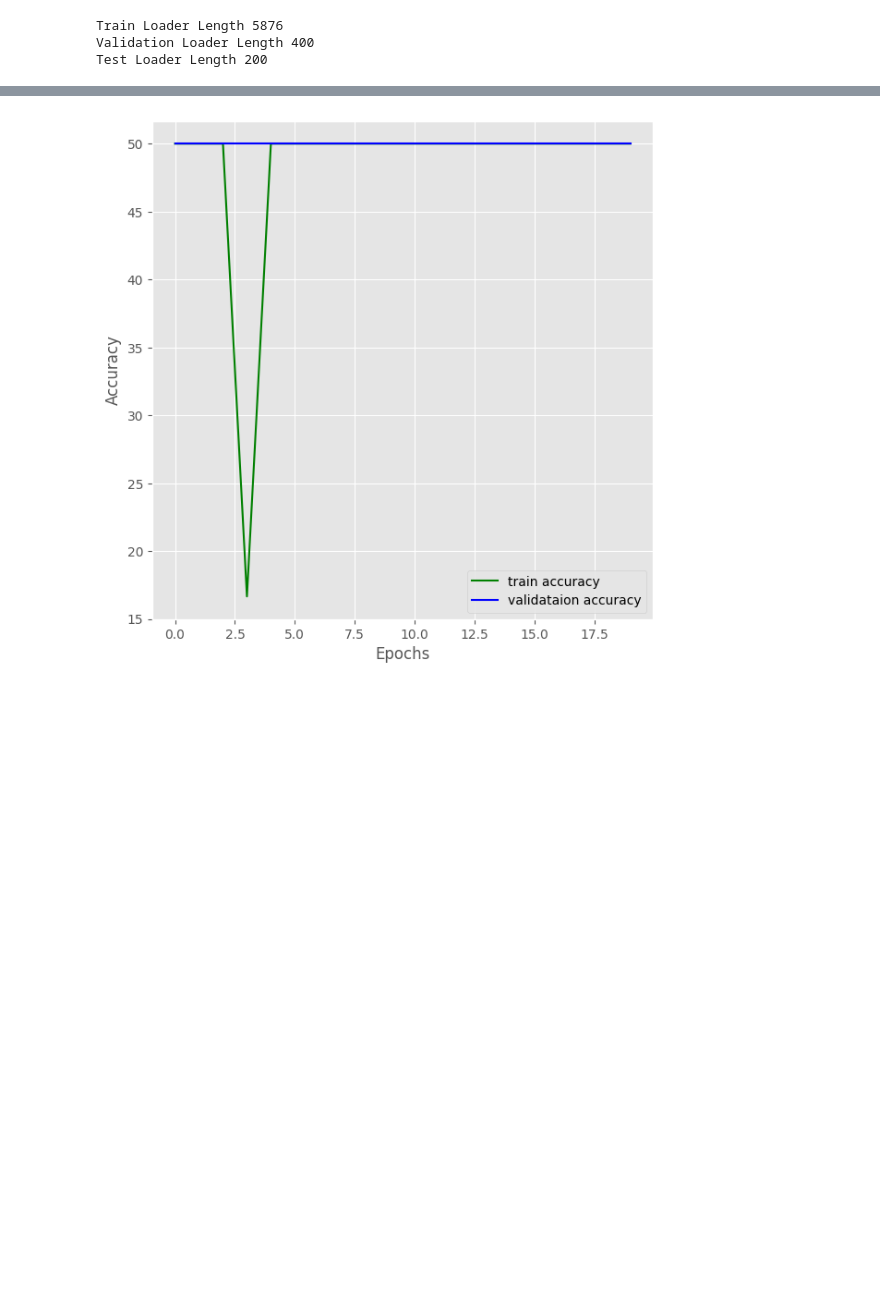
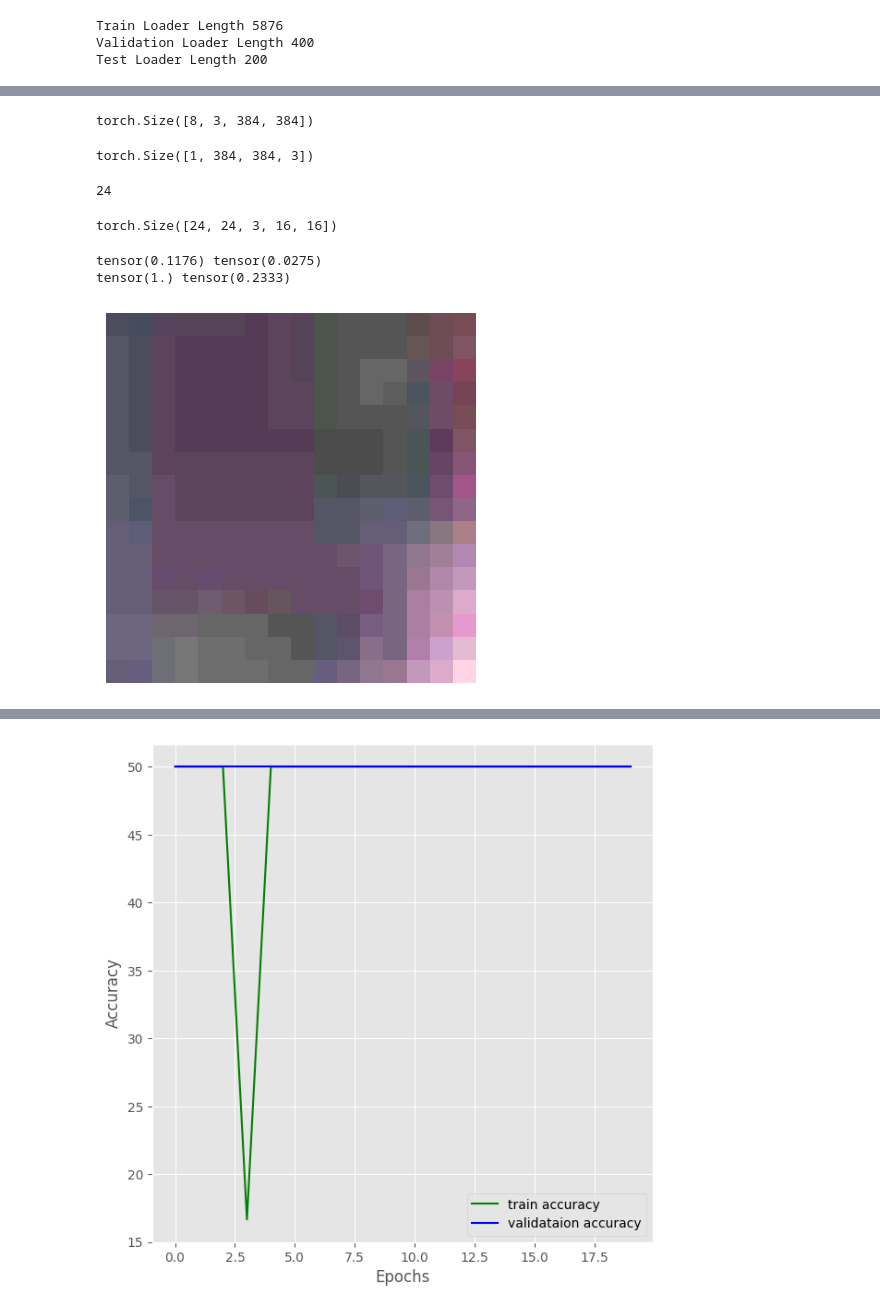
Before and after one commit to MayankJatav/ViXNet, a Jupyter notebook: ViXNet_Pytorch.ipynb, the cells around one changed output, grey strips where cells are left out. Drawn from its saved outputs; the diff is of its cells as text; code cells hidden in the pictures; blank space fills up the shorter version.

Commit message:
Updated Patch Module, Xception Module and VIT Module

```diff
--- a/ViXNet_Pytorch.ipynb
+++ b/ViXNet_Pytorch.ipynb
@@ -147,0 +174,4 @@ class PatchModule(nn.Module):
+# %%
+train_features.shape
+# %% [output]
+torch.Size([8, 3, 384, 384])
@@ -147,0 +183,2 @@ class PatchModule(nn.Module):
+# %%
+img = img.unsqueeze(0)
@@ -147,0 +187,36 @@ class PatchModule(nn.Module):
+# %%
+img.shape
+# %% [output]
+torch.Size([1, 384, 384, 3])
+# %%
+patch_size = 16
+stride = 16
+img = img.permute(0, 3, 1, 2)
+patches = img.unfold(2, patch_size, stride).unfold(3, patch_size, stride)
+# Reshape patches for further processing
+# patches = patches.permute(0, 2, 3, 1, 4, 5).reshape(-1, 3, patch_size, patch_size)
+patches = patches.permute(0, 2, 3, 1, 4, 5).squeeze(axis=0)
+# %%
+count = 0
+for i in patches:
+  # print(i.shape)
+  count = count + 1
+print(count)
+# %% [output]
+24
+# %%
+patches.shape
+# %% [output]
+torch.Size([24, 24, 3, 16, 16])
+# %%
+d = patches[5][5].permute(1, 2, 0)
+print(torch.max(d), torch.min(d))
+d = d / torch.max(d)
+print(torch.max(d), torch.min(d))
+plt.imshow(d)
+plt.axis('off')
+plt.show()
+# %% [output]
+tensor(0.1176) tensor(0.0275)
+tensor(1.) tensor(0.2333)
+[figure, added]
```
Also changed, not shown: parts of 27 cells of this notebook.
